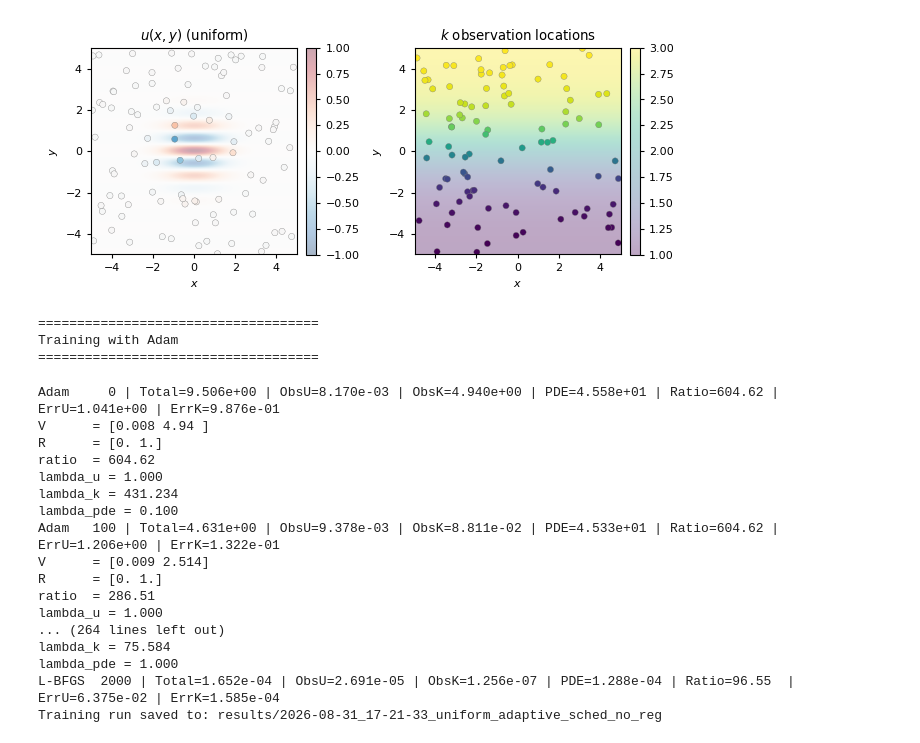
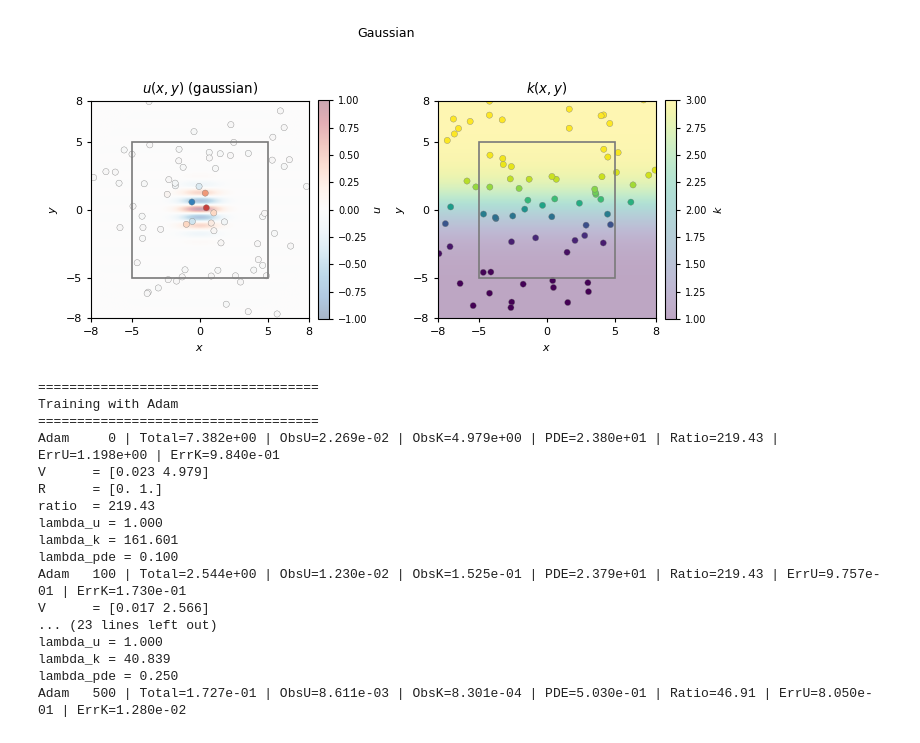
Before and after one commit to oscar-rincon/unbounded-domains, a Jupyter notebook: main/02_MLP_KAN_approximation/03_PIKAN_infinite.ipynb, the cells around one changed output. Saved outputs shown, nothing was run; the diff lists cells and outputs as text; code cells hidden in the pictures.

```diff
--- a/main/02_MLP_KAN_approximation/03_PIKAN_infinite.ipynb
+++ b/main/02_MLP_KAN_approximation/03_PIKAN_infinite.ipynb
@@ -62,53 +62,50 @@ history =  train_dual_network(
 
     # --------------------------------------------------
     # Sampling metadata
     # --------------------------------------------------
-    sampling="uniform",
-    sigma=2.0,
+    sampling="gaussian",
+    sigma=5.5,
     exp_scale=1.0,
     n_obs_u=100,
     n_obs_k=100,
     n_pde=1000,
     seed=2,
 
     # --------------------------------------------------
     # Saving
     # --------------------------------------------------
     save_results=True,
     base_dir="results",
     run_name=None,
 
     # --------------------------------------------------
     # Analytical solution
     # --------------------------------------------------
     analytical_solution_inf=analytical_solution_inf,
     coefficient_inf=coefficient_inf,
 
     pde_alpha=0.5,
     pde_beta=5,
     epsilon=1,
 
     device=device,
 )
 # %% [output]
-[figure, old version]
+[figure, new version]
 ====================================
 Training with Adam
 ====================================
+Adam     0 | Total=7.382e+00 | ObsU=2.269e-02 | ObsK=4.979e+00 | PDE=2.380e+01 | Ratio=219.43 | ErrU=1.198e+00 | ErrK=9.840e-01
+V      = [0.023 4.979]
+R      = [0. 1.]
+ratio  = 219.43
+lambda_u = 1.000
+lambda_k = 161.601
+lambda_pde = 0.100
+Adam   100 | Total=2.544e+00 | ObsU=1.230e-02 | ObsK=1.525e-01 | PDE=2.379e+01 | Ratio=219.43 | ErrU=9.757e-01 | ErrK=1.730e-01
+V      = [0.017 2.566]
+... (23 lines left out)
+lambda_u = 1.000
+lambda_k = 40.839
+lambda_pde = 0.250
+Adam   500 | Total=1.727e-01 | ObsU=8.611e-03 | ObsK=8.301e-04 | PDE=5.030e-01 | Ratio=46.91 | ErrU=8.050e-01 | ErrK=1.280e-02
-Adam     0 | Total=9.506e+00 | ObsU=8.170e-03 | ObsK=4.940e+00 | PDE=4.558e+01 | Ratio=604.62 | ErrU=1.041e+00 | ErrK=9.876e-01
-V      = [0.008 4.94 ]
-R      = [0. 1.]
-ratio  = 604.62
-lambda_u = 1.000
-lambda_k = 431.234
-lambda_pde = 0.100
-Adam   100 | Total=4.631e+00 | ObsU=9.378e-03 | ObsK=8.811e-02 | PDE=4.533e+01 | Ratio=604.62 | ErrU=1.206e+00 | ErrK=1.322e-01
-V      = [0.009 2.514]
-R      = [0. 1.]
-ratio  = 286.51
-lambda_u = 1.000
-... (264 lines left out)
-lambda_k = 75.584
-lambda_pde = 1.000
-L-BFGS  2000 | Total=1.652e-04 | ObsU=2.691e-05 | ObsK=1.256e-07 | PDE=1.288e-04 | Ratio=96.55  | ErrU=6.375e-02 | ErrK=1.585e-04
-Training run saved to: results/2026-08-31_17-21-33_uniform_adaptive_sched_no_reg
```
Also changed, not shown: parts of 1 cell of this notebook, 26 other files.
